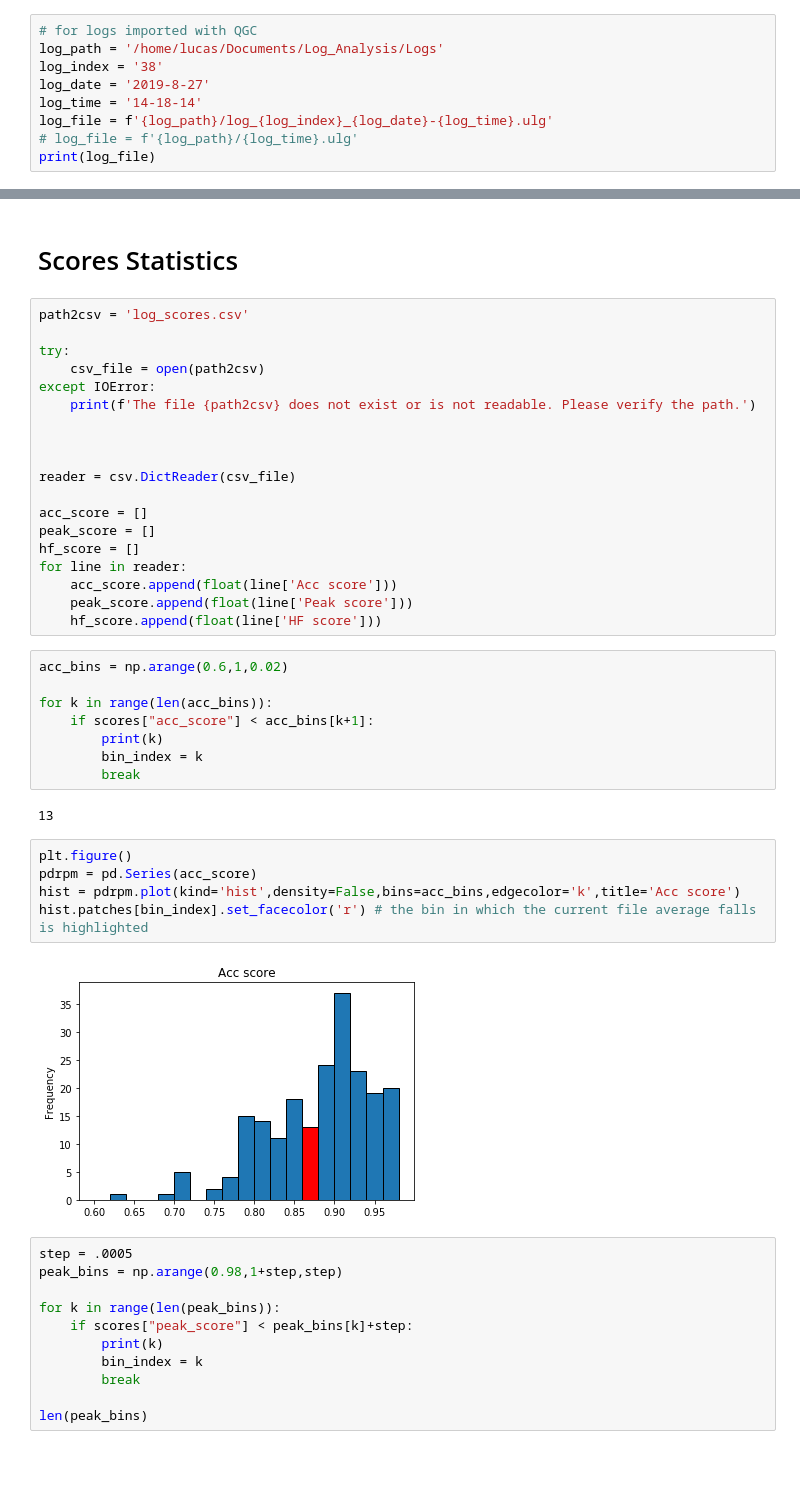
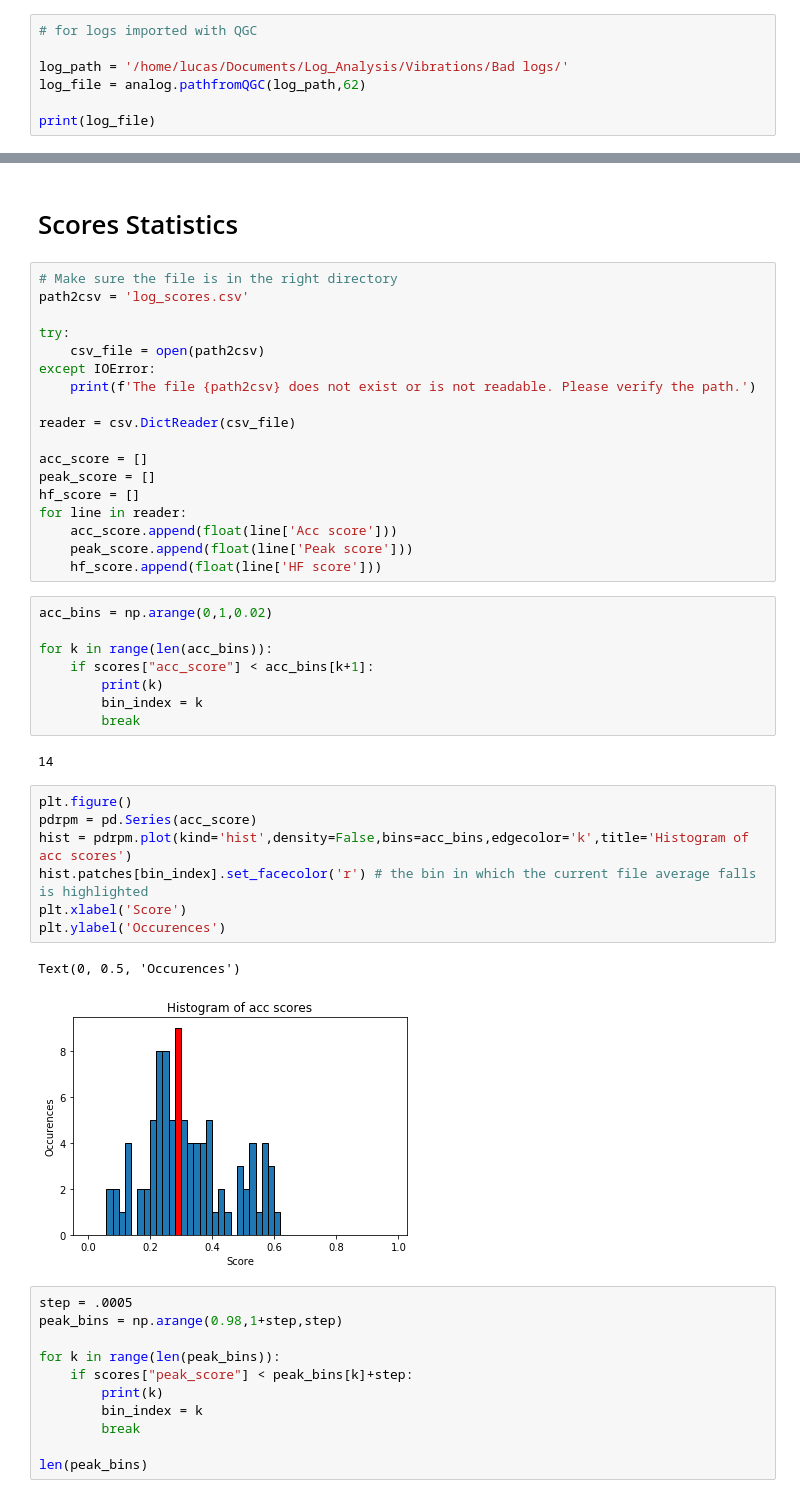
Before and after one commit to lucasschn/LogAnalysis, a Jupyter notebook: Vibrations/Scores review.ipynb, the cells around one changed output, grey strips where cells are left out. Saved outputs shown, nothing was run; the diff lists cells and outputs as text; blank space fills up the shorter version.

Commit message:
Added functions to construct path automatically to analog.py and changed criterion for acceleration score.

```diff
--- a/Vibrations/Scores review.ipynb
+++ b/Vibrations/Scores review.ipynb
@@ -12,11 +12,9 @@ from analog import logextract as logextract, logscore as logscore
 # Scores Review
 # %%
 # for logs imported with QGC
-log_path = '/home/lucas/Documents/Log_Analysis/Logs'
-log_index = '38'
-log_date = '2019-8-27'
-log_time = '14-18-14'
-log_file = f'{log_path}/log_{log_index}_{log_date}-{log_time}.ulg'
-# log_file = f'{log_path}/{log_time}.ulg'
+
+log_path = '/home/lucas/Documents/Log_Analysis/Vibrations/Bad logs/'
+log_file = analog.pathfromQGC(log_path,62)
+
 print(log_file)
 # %% [output]
@@ -32,14 +30,13 @@ hf score : 0.4387683800624556
 # %% [markdown]
 # Scores Statistics
 # %%
+# Make sure the file is in the right directory
 path2csv = 'log_scores.csv'
 
 try:
     csv_file = open(path2csv)
 except IOError:
     print(f'The file {path2csv} does not exist or is not readable. Please verify the path.')
-
-
 
 reader = csv.DictReader(csv_file)
 
@@ -51,7 +48,7 @@ for line in reader:
     peak_score.append(float(line['Peak score']))
     hf_score.append(float(line['HF score']))
 # %%
-acc_bins = np.arange(0.6,1,0.02)
+acc_bins = np.arange(0,1,0.02)
 
 for k in range(len(acc_bins)):
     if scores["acc_score"] < acc_bins[k+1]:
@@ -59,14 +56,17 @@ for k in range(len(acc_bins)):
         bin_index = k
         break
 # %% [output]
-13
+14
 # %%
 plt.figure()
 pdrpm = pd.Series(acc_score)
-hist = pdrpm.plot(kind='hist',density=False,bins=acc_bins,edgecolor='k',title='Acc score')
+hist = pdrpm.plot(kind='hist',density=False,bins=acc_bins,edgecolor='k',title='Histogram of acc scores')
 hist.patches[bin_index].set_facecolor('r') # the bin in which the current file average falls is highlighted
+plt.xlabel('Score')
+plt.ylabel('Occurences')
 # %% [output]
+Text(0, 0.5, 'Occurences')
-[figure, old version]
+[figure, new version]
 # %%
 step = .0005
 peak_bins = np.arange(0.98,1+step,step)
```
Also changed, not shown: parts of 6 cells of this notebook, 6 other files.
